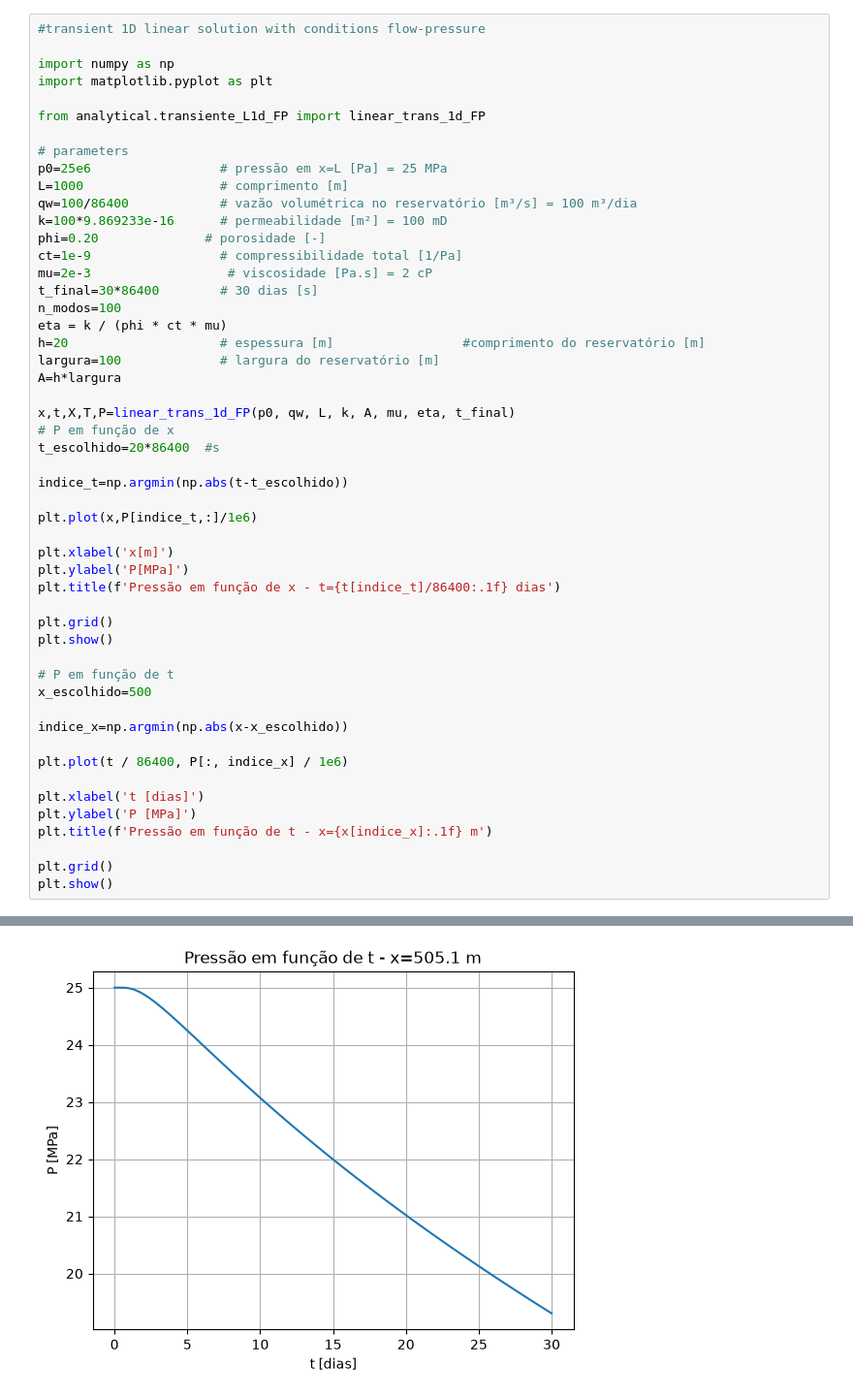
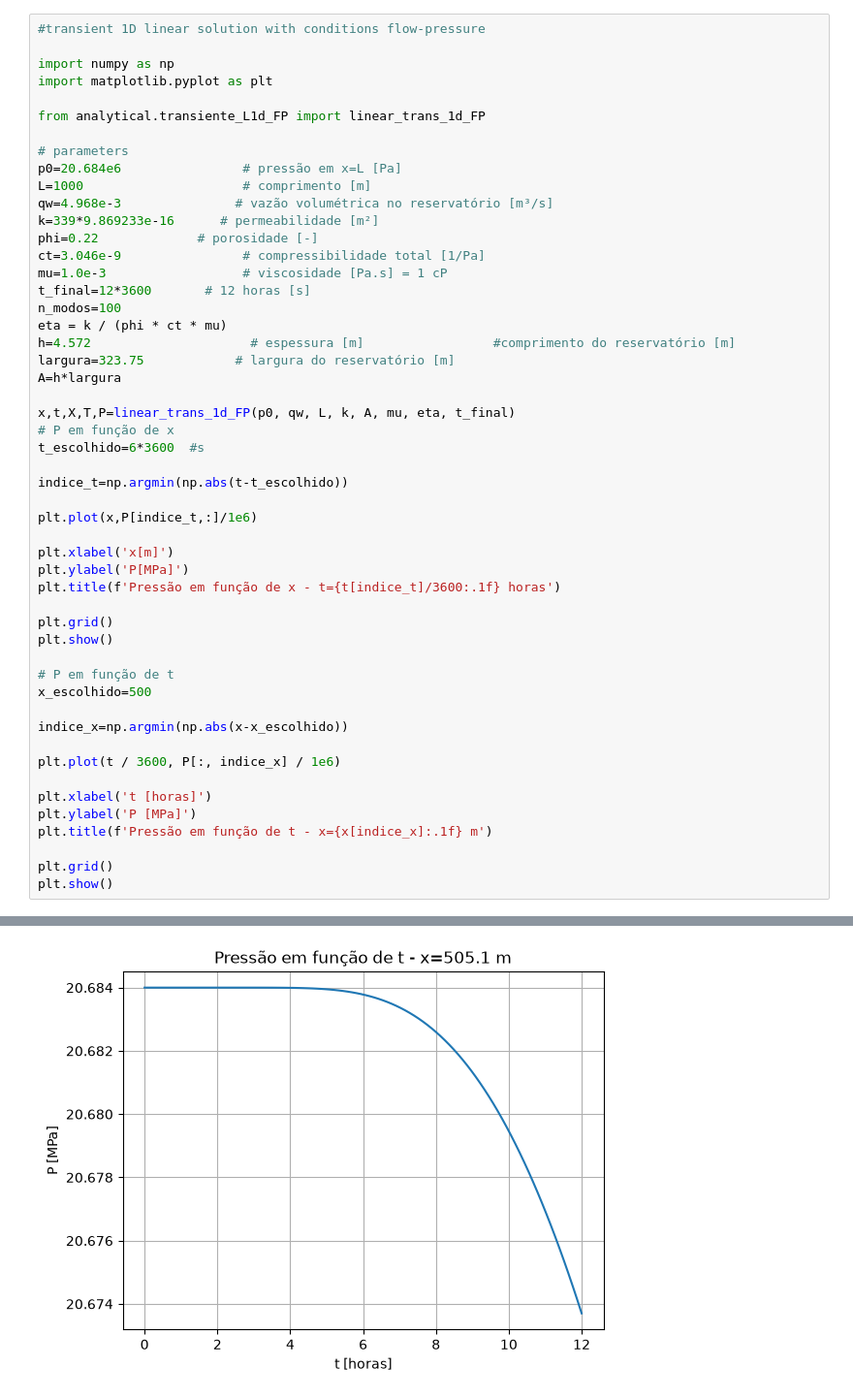
Before and after one commit to JoaoVassalo/SimRes, a Jupyter notebook: results/transiente_L__1d_FP.ipynb, the cells around one changed output, grey strips where cells are left out. Shown at 97% size. Cells and saved outputs as stored; diff of their text form.

```diff
--- a/results/transiente_L__1d_FP.ipynb
+++ b/results/transiente_L__1d_FP.ipynb
@@ -7,23 +7,23 @@ import matplotlib.pyplot as plt
 from analytical.transiente_L1d_FP import linear_trans_1d_FP
 
 # parameters
-p0=25e6                 # pressão em x=L [Pa] = 25 MPa
-L=1000                  # comprimento [m]
-qw=100/86400            # vazão volumétrica no reservatório [m³/s] = 100 m³/dia
-k=100*9.869233e-16      # permeabilidade [m²] = 100 mD
-phi=0.20              # porosidade [-]
-ct=1e-9                 # compressibilidade total [1/Pa]
-mu=2e-3                  # viscosidade [Pa.s] = 2 cP
-t_final=30*86400        # 30 dias [s]
+p0=20.684e6                # pressão em x=L [Pa]
+L=1000                     # comprimento [m]
+qw=4.968e-3               # vazão volumétrica no reservatório [m³/s]
+k=339*9.869233e-16      # permeabilidade [m²]
+phi=0.22             # porosidade [-]
+ct=3.046e-9                # compressibilidade total [1/Pa]
+mu=1.0e-3                  # viscosidade [Pa.s] = 1 cP
+t_final=12*3600       # 12 horas [s]
 n_modos=100
 eta = k / (phi * ct * mu)
-h=20                    # espessura [m]                 #comprimento do reservatório [m]
-largura=100             # largura do reservatório [m]
+h=4.572                     # espessura [m]                 #comprimento do reservatório [m]
+largura=323.75            # largura do reservatório [m]
 A=h*largura
 
 x,t,X,T,P=linear_trans_1d_FP(p0, qw, L, k, A, mu, eta, t_final)
 # P em função de x
-t_escolhido=20*86400  #s
+t_escolhido=6*3600  #s
 
 indice_t=np.argmin(np.abs(t-t_escolhido))
 
@@ -31,7 +31,7 @@ plt.plot(x,P[indice_t,:]/1e6)
 
 plt.xlabel('x[m]')
 plt.ylabel('P[MPa]')
-plt.title(f'Pressão em função de x - t={t[indice_t]/86400:.1f} dias')
+plt.title(f'Pressão em função de x - t={t[indice_t]/3600:.1f} horas')
 
 plt.grid()
 plt.show()
@@ -41,9 +41,9 @@ x_escolhido=500
 
 indice_x=np.argmin(np.abs(x-x_escolhido))
 
-plt.plot(t / 86400, P[:, indice_x] / 1e6)
+plt.plot(t / 3600, P[:, indice_x] / 1e6)
 
-plt.xlabel('t [dias]')
+plt.xlabel('t [horas]')
 plt.ylabel('P [MPa]')
 plt.title(f'Pressão em função de t - x={x[indice_x]:.1f} m')
 
@@ -54 +54 @@ plt.show()
-[figure, old version]
+[figure, new version]
```
Also changed, not shown: parts of 1 cell of this notebook, 1 other file.
